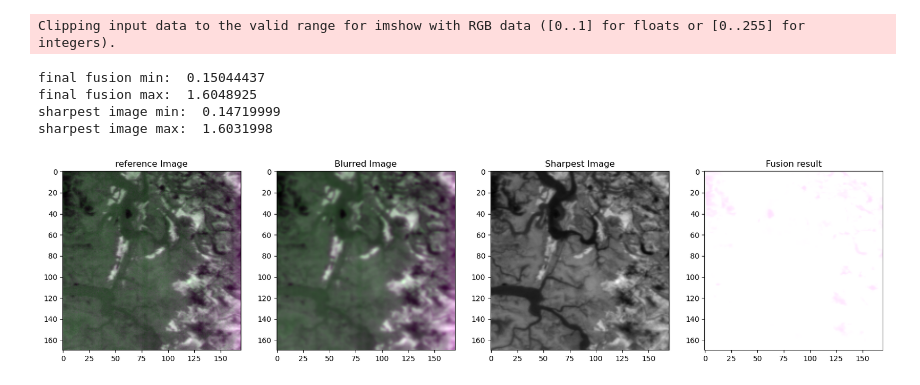
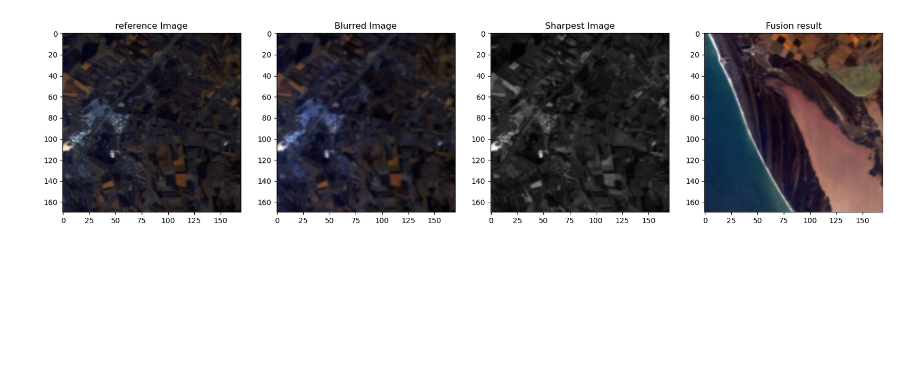
Before and after one commit to kim-ado/HYPSO-1, a Jupyter notebook: datatest.ipynb, the cells around one changed output. Drawn from its saved outputs; the diff is of its cells as text; code cells hidden in the pictures; blank space fills up the shorter version.

```diff
--- a/datatest.ipynb
+++ b/datatest.ipynb
@@ -42,10 +409,16 @@ AttributeError: 'blurCube' object has no attribute 'paths_to_nc'
 # %%
-fusion_result_path = '/home/kimado/master/DIP-HyperKite/Experiments/HyperPNN/hico_dataset/N_modules(1)/final_prediction.mat'
-blurred_cube_path = '/home/kimado/master/DIP-HyperKite/datasets/hico/edge_image.nc/edge_image.nc_33/edge_image.nc_33.mat'
+fusion_result_path = '/home/kimado/master/DIP-HyperKite/Experiments/kitenetwithsk/hico_dataset/N_modules_3/final_prediction.mat'
+blurred_cube_path = '/home/kimado/master/DIP-HyperKite/datasets/hico/H2010154045937.L1B_ISS.nc/H2010154045937.L1B_ISS.nc_14/H2010154045937.L1B_ISS.nc_14.mat'
 
 import scipy.io as sio
 import numpy as np
 import matplotlib.pyplot as plt
+import sys
+
+def normalize_image(image):
+    min_val = np.min(image)
+    max_val = np.max(image)
+    return (image - min_val) / (max_val - min_val)
 
 
 def visualize_cube():
@@ -54,28 +427,31 @@ def visualize_cube():
     image = fusion_result['H2010086172605.L1B_ISS.nc_01_pred'].transpose()
     print(fusion_result.keys())
     """
-    blurred_image = sio.loadmat(blurred_cube_path)['blurred'].transpose(2, 0, 1)
-    image = sio.loadmat(blurred_cube_path)['ref'].transpose(2, 0, 1)
+    final_fusion = sio.loadmat(fusion_result_path)['H2010154045937.L1B_ISS.nc_14_pred']
+    blurred_image = sio.loadmat(blurred_cube_path)['blurred']
+    image = sio.loadmat(blurred_cube_path)['ref']
     sharpest_image = sio.loadmat(blurred_cube_path)['sharpest_image']
-    final_fusion = sio.loadmat('/home/kimado/master/DIP-HyperKite/Experiments/HyperKite/hico_dataset/N_modules/final_prediction.mat')['edge_image.nc_33_pred'].transpose(2, 0, 1)
-    print("final fusion min: ", np.min(final_fusion))
-    print("final fusion max: ", np.max(final_fusion))
-    print("sharpest image min: ", np.min(image))
-    print("sharpest image max: ", np.max(image))
+
     #max_value = np.max(blurred_image)
     #print(f"The maximum value in the blurred_image is {max_value}")
+    blurred_image = normalize_image(blurred_image)
+    image = normalize_image(image)
+    sharpest_image = normalize_image(sharpest_image)
+    final_fusion = normalize_image(final_fusion)
+    #qnr_values = qnr(sharpest_image, blurred_image, final_fusion)
 
-    R_f = image[42-9, :, :]
-    G_f = image[27-9, :, :]
-    B_f = image[11-9, :, :]
 
-    R = blurred_image[42-9, :, :]
-    G = blurred_image[27-9, :, :]
-    B = blurred_image[11-9, :, :]
+    R_f = image[:, :, 42-9]
+    G_f = image[:, :, 27-9]
+    B_f = image[:, :, 11-9]
 
-    Fus_r = final_fusion[42-9, :, :]
-    Fus_g = final_fusion[27-9, :, :]
-    Fus_b = final_fusion[11-9, :, :]
+    R = blurred_image[:, :, 42-9]
+    G = blurred_image[:, :, 27-9]
+    B = blurred_image[:, :, 11-9]
+
+    Fus_r = final_fusion[:, :, 42-9]
+    Fus_g = final_fusion[:, :, 27-9]
+    Fus_b = final_fusion[:, :, 11-9]
 
     R_f = (R_f - R_f.min()) / (R_f.max() - R_f.min())
     G_f = (G_f - G_f.min()) / (G_f.max() - G_f.min())
@@ -91,36 +467,50 @@ def visualize_cube():
 
 
     fus_image = np.dstack((Fus_r, Fus_g, Fus_b))
     reference_image = np.dstack((R_f, G_f, B_f))
     blurred_image_stack = np.dstack((R, G, B))
 
     # Create a figure with 2 subplots
     plt.figure(figsize=(20, 5))
 
     # Display the rgb_image in the first subplot
     plt.subplot(1, 4, 1)
     plt.imshow(reference_image)
     plt.title('reference Image')
 
     plt.subplot(1, 4, 2)
     plt.imshow(blurred_image_stack)
     plt.title('Blurred Image')
 
     plt.subplot(1, 4, 3)
     plt.imshow(sharpest_image, cmap='gray')
     plt.title('Sharpest Image')
 
     plt.subplot(1, 4, 4)
     plt.imshow(fus_image)
     plt.title('Fusion result')
+    """
+    # New code to plot histograms
+    plt.figure(figsize=(15, 5))
+
+    # Plot the histogram of the reference image
+    plt.subplot(1, 3, 1)
+    plt.hist(reference_image.ravel(), bins=256, color='red', alpha=0.5)
+    plt.title('Histogram of Reference Image')
+
+    # Plot the histogram of the blurred image
+    plt.subplot(1, 3, 2)
+    plt.hist(blurred_image_stack.ravel(), bins=256, color='green', alpha=0.5)
+    plt.title('Histogram of Blurred Image')
+
+    # Plot the histogram of the fusion result
+    plt.subplot(1, 3, 3)
+    plt.hist(fus_image.ravel(), bins=256, color='blue', alpha=0.5)
+    plt.title('Histogram of Fusion Result')
+    """
 
     plt.show()
 
 visualize_cube()
 # %% [output]
-Clipping input data to the valid range for imshow with RGB data ([0..1] for floats or [0..255] for integers).
-final fusion min:  0.15044437
-final fusion max:  1.6048925
-sharpest image min:  0.14719999
-sharpest image max:  1.6031998
-[figure, old version]
+[figure, new version]
```
Also changed, not shown: parts of 14 cells of this notebook, 5 other files.
